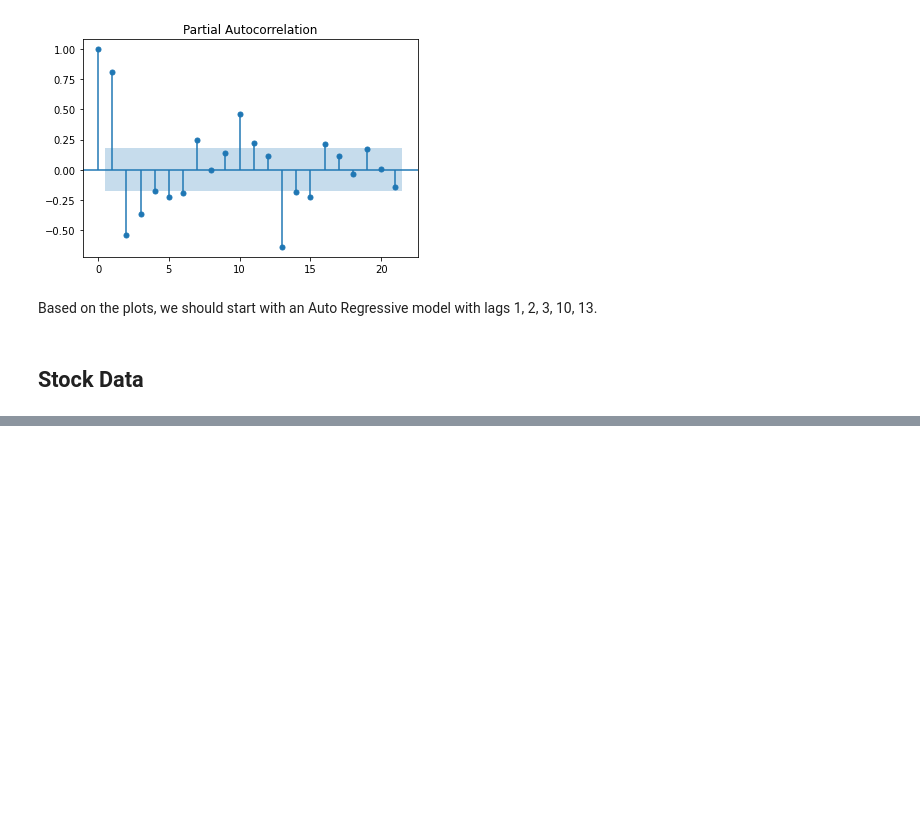
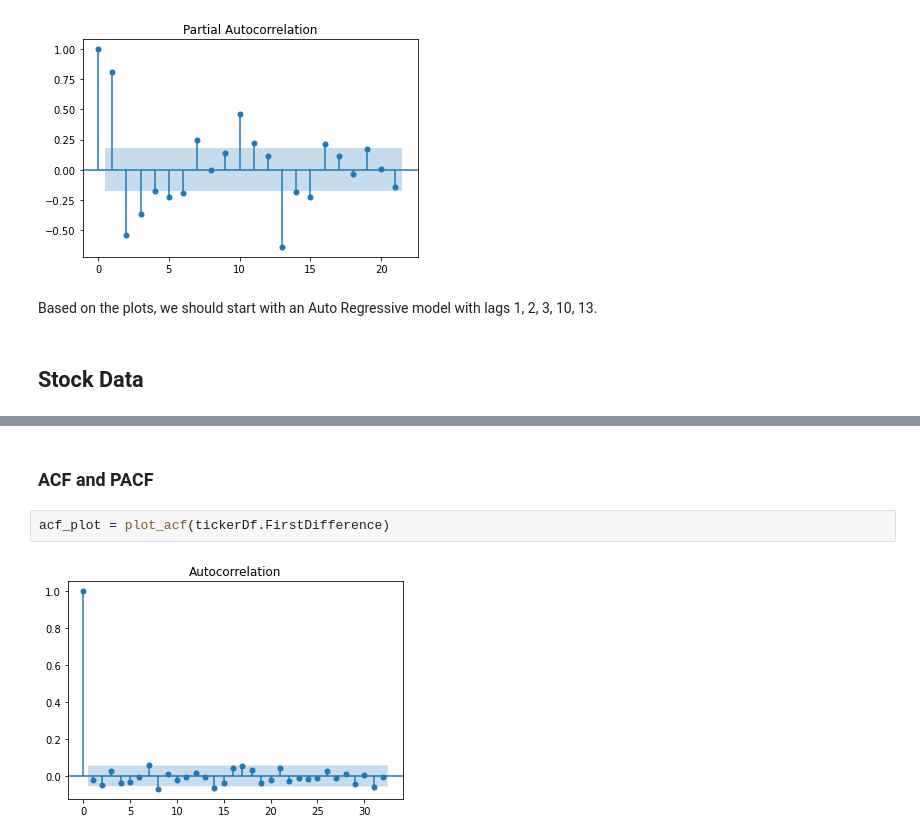
Before and after one commit to jonas-fullstack-dev/ts-auto-correlation, a Jupyter notebook: acf_pacf.ipynb, the cells around one changed output, grey strips where cells are left out. Drawn from its saved outputs; the diff is of its cells as text; blank space fills up the shorter version.

```diff
--- a/acf_pacf.ipynb
+++ b/acf_pacf.ipynb
@@ -63,0 +119,6 @@ ModuleNotFoundError: No module named 'yfinance'
+# %% [markdown]
+### ACF and PACF
+# %%
+acf_plot = plot_acf(tickerDf.FirstDifference)
+# %% [output]
+[figure, added]
```
Also changed, not shown: parts of 14 cells of this notebook.
